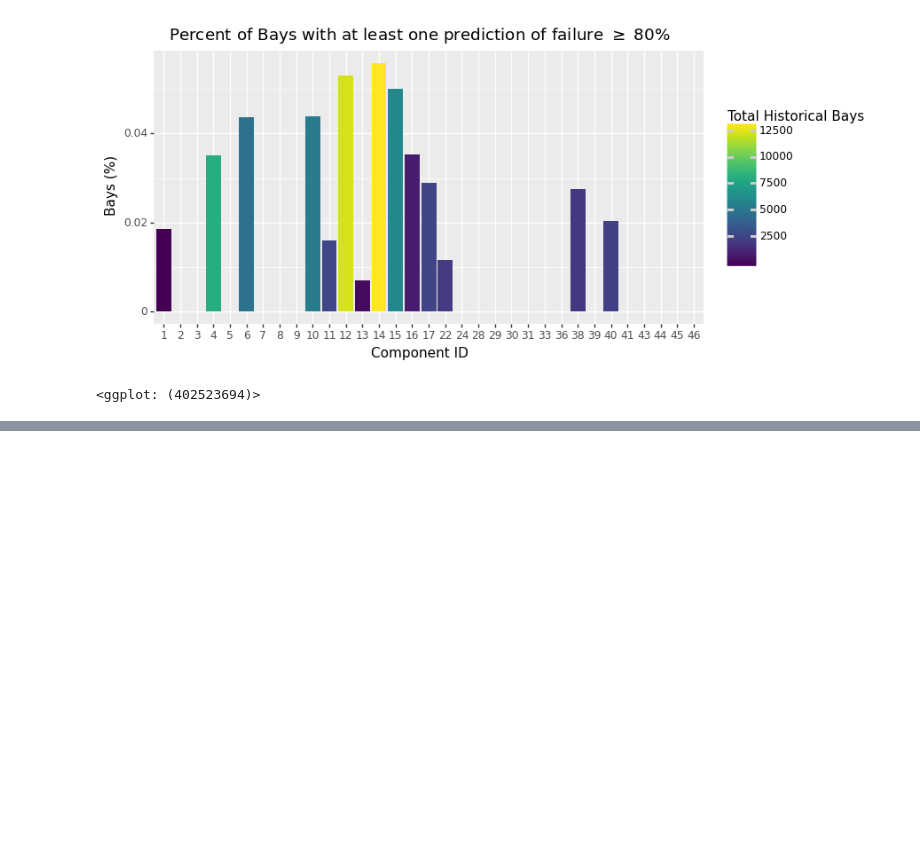
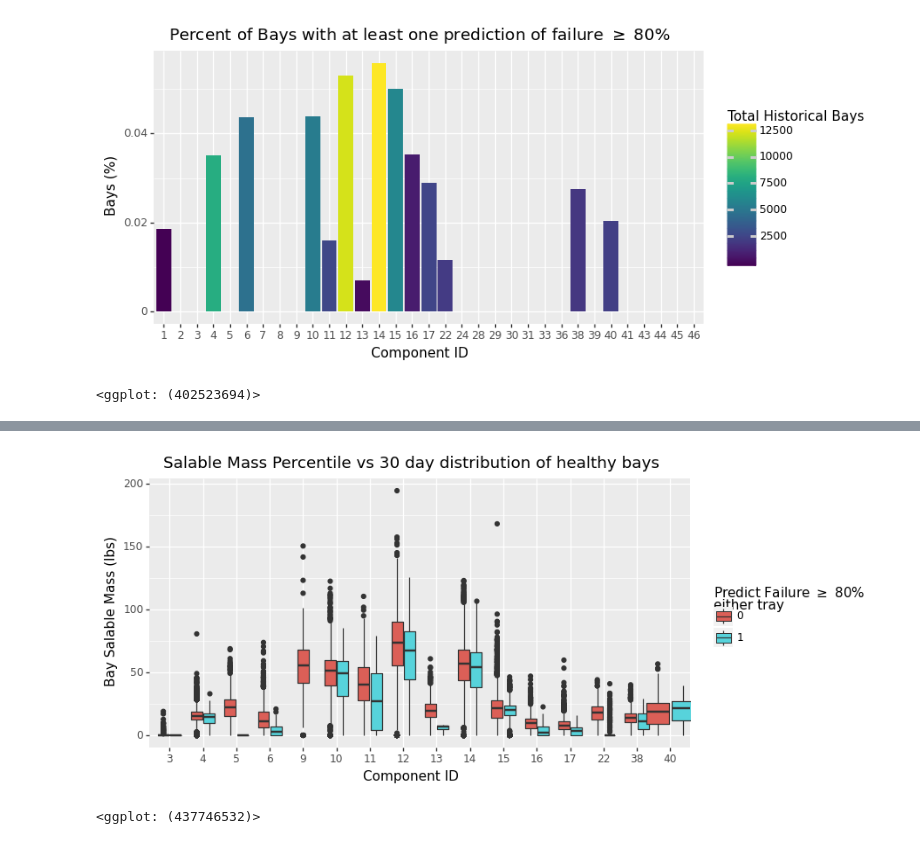
Before and after one commit to pmccarthy-bowery/analyses, a Jupyter notebook: 20221122 - Impact of Bay Partner Termination.ipynb, the cells around one changed output, grey strips where cells are left out. Saved outputs shown, nothing was run; the diff lists cells and outputs as text; code cells hidden in the pictures; blank space fills up the shorter version.

```diff
--- a/20221122 - Impact of Bay Partner Termination.ipynb
+++ b/20221122 - Impact of Bay Partner Termination.ipynb
@@ -567,0 +737,16 @@ total = (
+# %%
+(
+    df_results
+
+    .assign(PREDICT_ANY_FAILURE = lambda d: pd.Categorical(d['PREDICT_ANY_FAILURE']))
+    .assign(COMPONENT_ID = lambda d: pd.Categorical(d['COMPONENT_ID']))
+    .pipe(lambda d: ggplot(d, aes(x='COMPONENT_ID',y='BAY_MASS',fill='PREDICT_ANY_FAILURE'))
+
+          + geom_boxplot()
+          + theme(figure_size=(8,4))
+          + labs(x='Component ID',y='Bay Salable Mass (lbs)',fill="Predict Failure $\geq$ 80%\neither tray")
+          + ggtitle("Salable Mass Percentile vs 30 day distribution of healthy bays"))
+)
+# %% [output]
+[figure, added]
+<ggplot: (437746532)>
```
Also changed, not shown: parts of 26 cells of this notebook.
